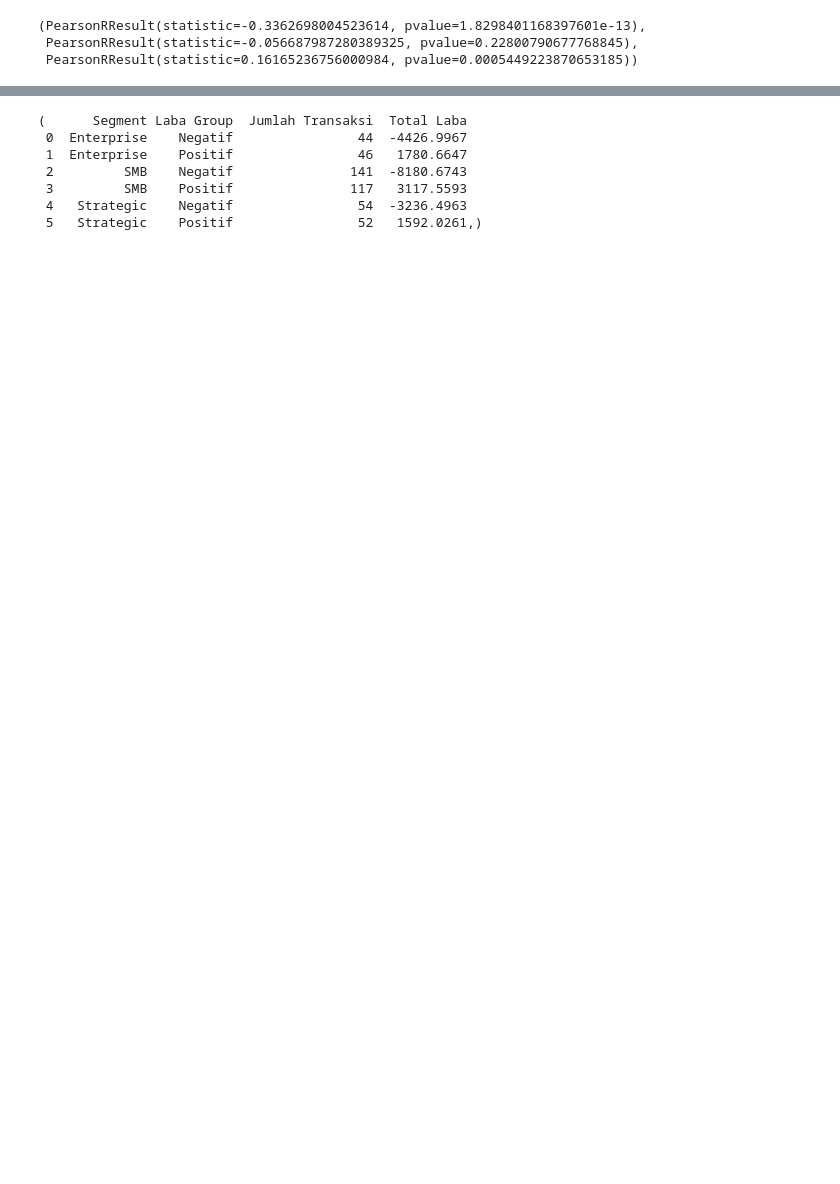
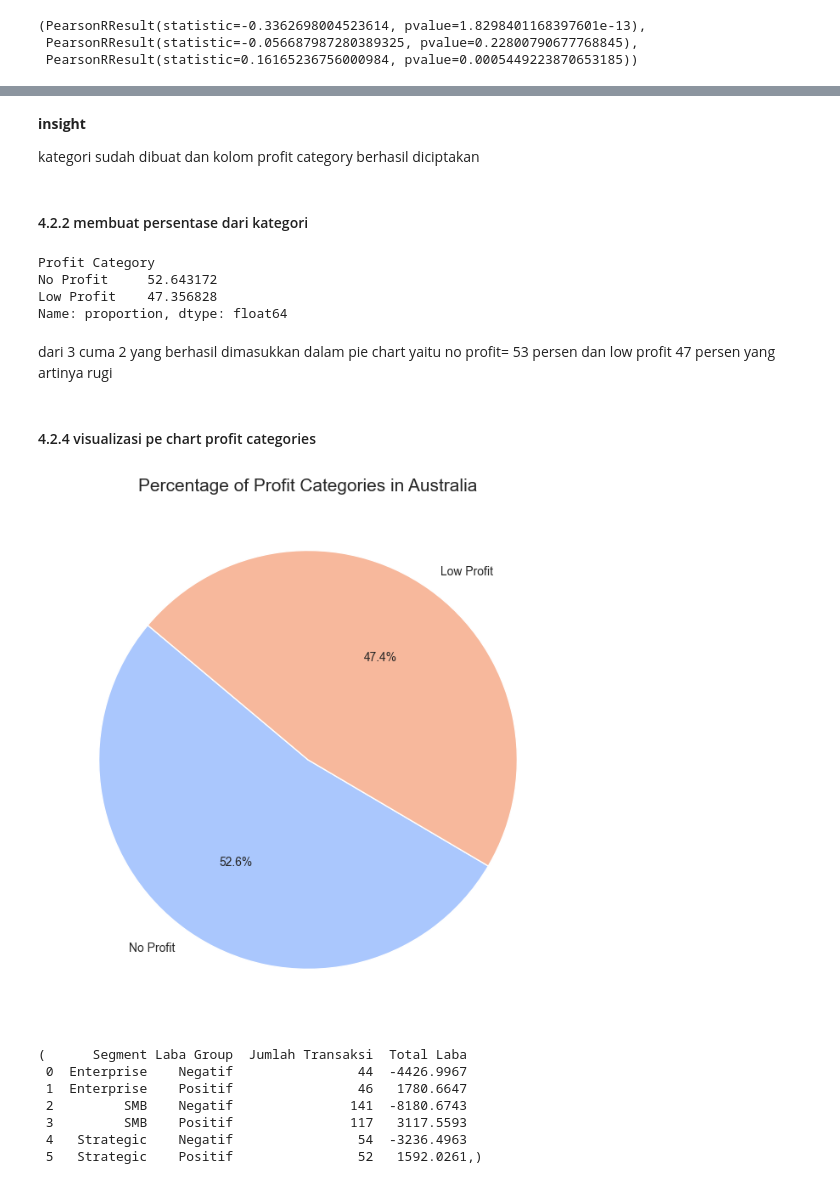
Before and after one commit to andricode23/capstone2SAASSALES, a Jupyter notebook: versi australia.ipynb, the cells around one changed output, grey strips where cells are left out. Saved outputs shown, nothing was run; the diff lists cells and outputs as text; code cells hidden in the pictures; blank space fills up the shorter version.

```diff
--- a/versi australia.ipynb
+++ b/versi australia.ipynb
@@ -852,0 +850,17 @@ profitabilitas_produk_australia.head()
+# %%
+# Define a function to categorize the profit
+def categorize_profit(profit):
+    if profit > 1000:
+        return "High Profit"
+    elif 0 < profit <= 1000:
+        return "Low Profit"
+    else:
+        return "No Profit"
+
+# Apply the function to create a new column 'Profit Category'
+data_australia_cleaned['Profit Category'] = data_australia_cleaned['Profit'].apply(categorize_profit)
+
+# Verify the result
+first_few_rows_with_category = data_australia_cleaned.head()
+
+first_few_rows_with_category
@@ -853,3 +875,33 @@ profitabilitas_produk_australia.head()
+# %% [markdown]
+__insight__
+
+
+kategori sudah dibuat dan kolom profit category berhasil diciptakan
+# %% [markdown]
+#### 4.2.2 membuat persentase dari kategori
+# %%
+# Calculate the percentage of each profit category
+profit_category_percentage = data_australia_cleaned['Profit Category'].value_counts(normalize=True) * 100
+
+# Show the calculated percentages
+profit_category_percentage
+# %% [output]
+Profit Category
+No Profit     52.643172
+Low Profit    47.356828
+Name: proportion, dtype: float64
+# %% [markdown]
+dari 3 cuma 2 yang berhasil dimasukkan dalam pie chart yaitu no profit= 53 persen dan low profit 47 persen yang artinya rugi
+# %% [markdown]
+#### 4.2.4 visualizasi pe chart profit categories
+# %%
+# Create a pie chart for the percentage of profit categories
+plt.figure(figsize=(8, 8))
+ax = plt.pie(profit_category_percentage, labels=profit_category_percentage.index, autopct='%1.1f%%', startangle=140, colors=sns.color_palette("coolwarm", 2))
+plt.title('Percentage of Profit Categories in Australia', fontsize=15)
+plt.show()
+# %% [output]
+[figure, added]
 # %%
 # 1. Pembuatan Kolom Laba Group
 data_australia_cleaned['Laba Group'] = data_australia_cleaned['Profit'].apply(lambda x: 'Positif' if x > 0 else 'Negatif')
```
Also changed, not shown: parts of 148 cells of this notebook.
